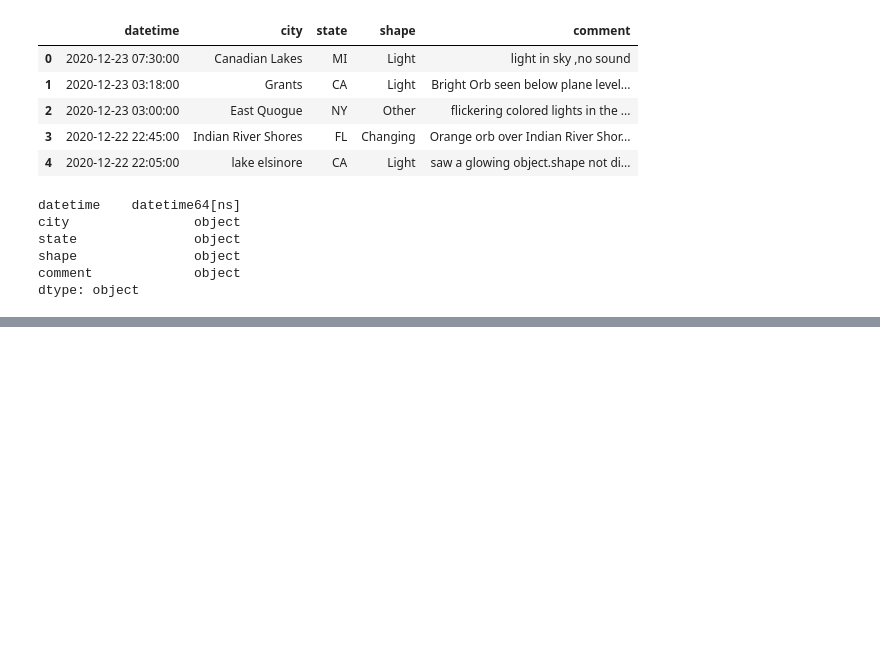
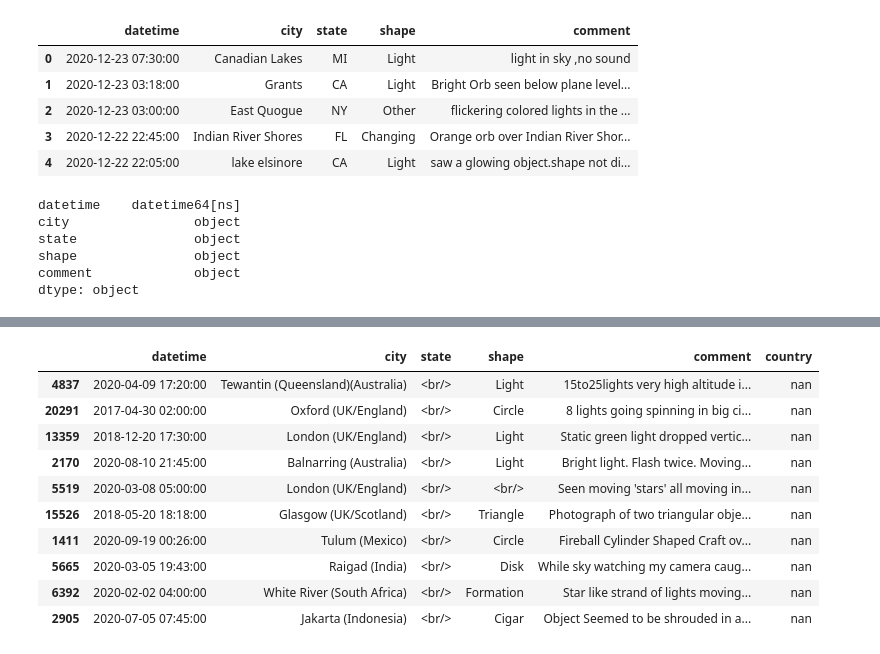
Before and after one commit to more-ginger/ufo, a Jupyter notebook: Notebooks/UFO_datacleaning.ipynb, the cells around one changed output, grey strips where cells are left out. Saved outputs shown, nothing was run; the diff lists cells and outputs as text; code cells hidden in the pictures; blank space fills up the shorter version.

```diff
--- a/Notebooks/UFO_datacleaning.ipynb
+++ b/Notebooks/UFO_datacleaning.ipynb
@@ -60,3 +62,14 @@ state               object
 shape               object
 comment             object
 dtype: object
+# %%
+# Creating empty column for country
+consistentStructure["country"] = ""
+# %%
+# Assigning country to US cities
+consistentStructure["country"] = np.where(consistentStructure['state'] != '<br/>', 'USA', 'nan')
+# %%
+# Taking care of Canada to try out numpy method
+isElsewhere = (consistentStructure['city'].str.contains('Canada')) & (consistentStructure['state'] != '<br/>')
+replace = ['Canada']
+consistentStructure["country"] = np.where(isElsewhere, replace, consistentStructure["country"])
@@ -62,0 +85,3 @@ dtype: object
+# %%
+# Filtering rows with parentheses, hence country information
+otherCountries = consistentStructure.loc[(consistentStructure['city'].str.contains('\(')) & (consistentStructure['state'] == '<br/>')]
@@ -62,0 +117,14 @@ dtype: object
+# %%
+otherCountries.sample(10)
+# %% [output]
+|  | datetime | city | state | shape | comment | country |
+| 4837 | 2020-04-09 17:20:00 | Tewantin (Queensland)(Australia) | <br/> | Light | 15to25lights very high altitude i... | nan |
+| 20291 | 2017-04-30 02:00:00 | Oxford (UK/England) | <br/> | Circle | 8 lights going spinning in big ci... | nan |
+| 13359 | 2018-12-20 17:30:00 | London (UK/England) | <br/> | Light | Static green light dropped vertic... | nan |
+| 2170 | 2020-08-10 21:45:00 | Balnarring (Australia) | <br/> | Light | Bright light. Flash twice. Moving... | nan |
+| 5519 | 2020-03-08 05:00:00 | London (UK/England) | <br/> | <br/> | Seen moving 'stars' all moving in... | nan |
+| 15526 | 2018-05-20 18:18:00 | Glasgow (UK/Scotland) | <br/> | Triangle | Photograph of two triangular obje... | nan |
+| 1411 | 2020-09-19 00:26:00 | Tulum (Mexico) | <br/> | Circle | Fireball Cylinder Shaped Craft ov... | nan |
+| 5665 | 2020-03-05 19:43:00 | Raigad (India) | <br/> | Disk | While sky watching my camera caug... | nan |
+| 6392 | 2020-02-02 04:00:00 | White River (South Africa) | <br/> | Formation | Star like strand of lights moving... | nan |
+| 2905 | 2020-07-05 07:45:00 | Jakarta (Indonesia) | <br/> | Cigar | Object Seemed to be shrouded in a... | nan |
```
Also changed, not shown: parts of 21 cells of this notebook, 12 other files.
